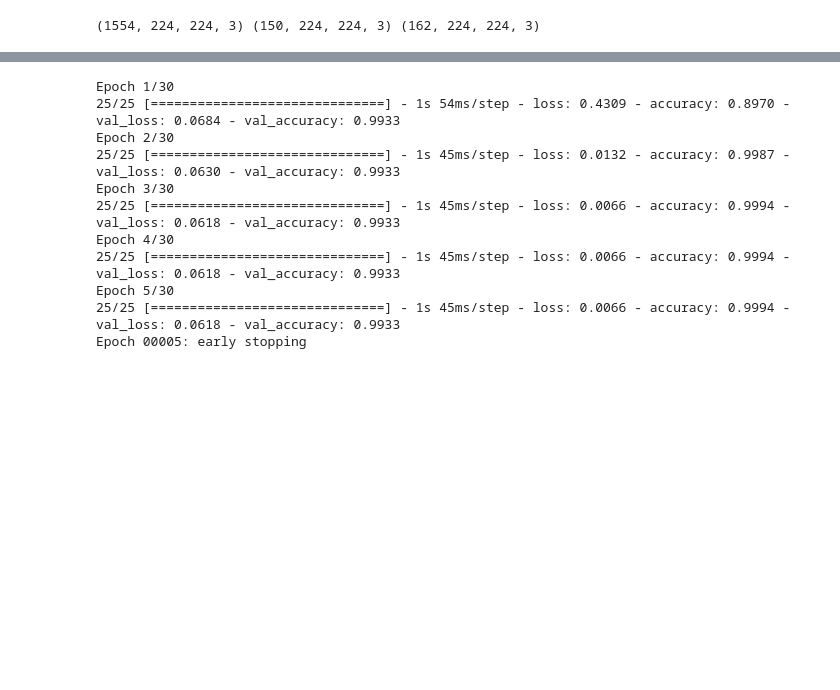
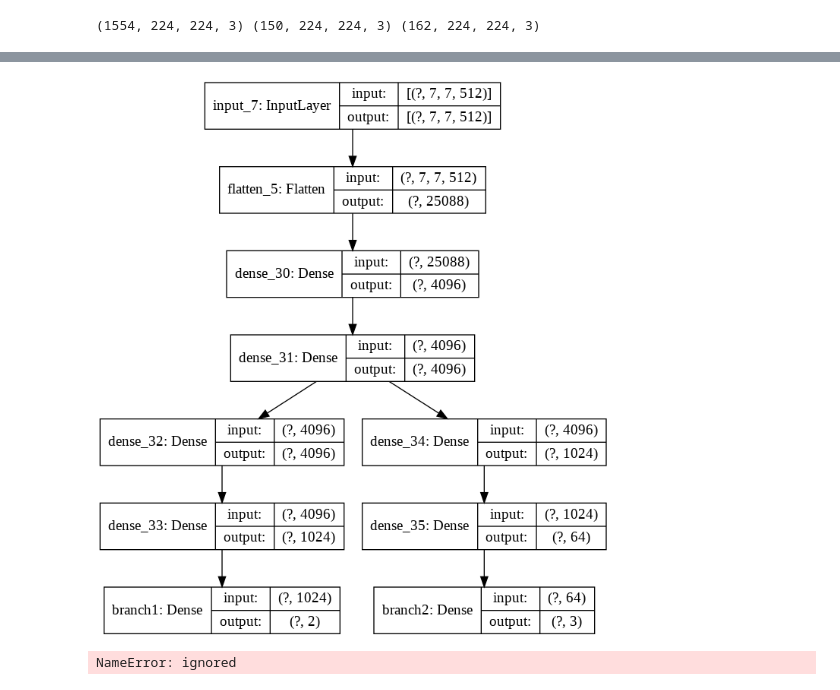
Before and after one commit to soukhind2/vgg16obj, a Jupyter notebook: colab_test.ipynb, the cells around one changed output, grey strips where cells are left out. Saved outputs shown, nothing was run; the diff lists cells and outputs as text; code cells hidden in the pictures; blank space fills up the shorter version.

Commit message:
using objnet

```diff
--- a/colab_test.ipynb
+++ b/colab_test.ipynb
@@ -161,6 +162,16 @@ o2 = layers.Dense(3,activation="softmax")(b2)
 #outputs = layers.Dense(6,activation="softmax")(x)
 model1 = keras.Model(inputs=input, outputs=o1)
 model2 = keras.Model(inputs=input, outputs=o2)
+# %%
+from vgg16obj.tools import objnet
+model = objnet.modelarch().build_full_model([7,7,512] ,
+                                 stem_len = [4096,4096],
+                                 b1_len = [4096,1024],
+                                 b2_len = [1024,64]
+                                 )
+plot_model(model,show_shapes=True,expand_nested=True)
+# %% [output]
+[figure, added]
 # %%
 '''
 model = Sequential()
@@ -174,7 +185,7 @@ model.summary()
 
 
 
-model2.compile(optimizer= Adam(lr=1e-5),
+model.compile(optimizer= Adam(lr=1e-5),
               loss='binary_crossentropy',
               metrics=['accuracy'])
 es = EarlyStopping(monitor='val_loss', mode='min', verbose=1)
@@ -186,17 +197,7 @@ history = model2.fit(train_data, train_labels,
           verbose = 1, callbacks = [es])
 #model.save_weights('top_weights',overwrite = True)
 # %% [output]
-Epoch 1/30
-25/25 [==============================] - 1s 54ms/step - loss: 0.4309 - accuracy: 0.8970 - val_loss: 0.0684 - val_accuracy: 0.9933
-Epoch 2/30
-25/25 [==============================] - 1s 45ms/step - loss: 0.0132 - accuracy: 0.9987 - val_loss: 0.0630 - val_accuracy: 0.9933
-Epoch 3/30
-25/25 [==============================] - 1s 45ms/step - loss: 0.0066 - accuracy: 0.9994 - val_loss: 0.0618 - val_accuracy: 0.9933
-Epoch 4/30
-25/25 [==============================] - 1s 45ms/step - loss: 0.0066 - accuracy: 0.9994 - val_loss: 0.0618 - val_accuracy: 0.9933
-Epoch 5/30
-25/25 [==============================] - 1s 45ms/step - loss: 0.0066 - accuracy: 0.9994 - val_loss: 0.0618 - val_accuracy: 0.9933
-Epoch 00005: early stopping
+NameError: ignored
 # %%
 out = model2.evaluate(test_data,test_labels)
 print(out)
```
Also changed, not shown: parts of 7 cells of this notebook.
